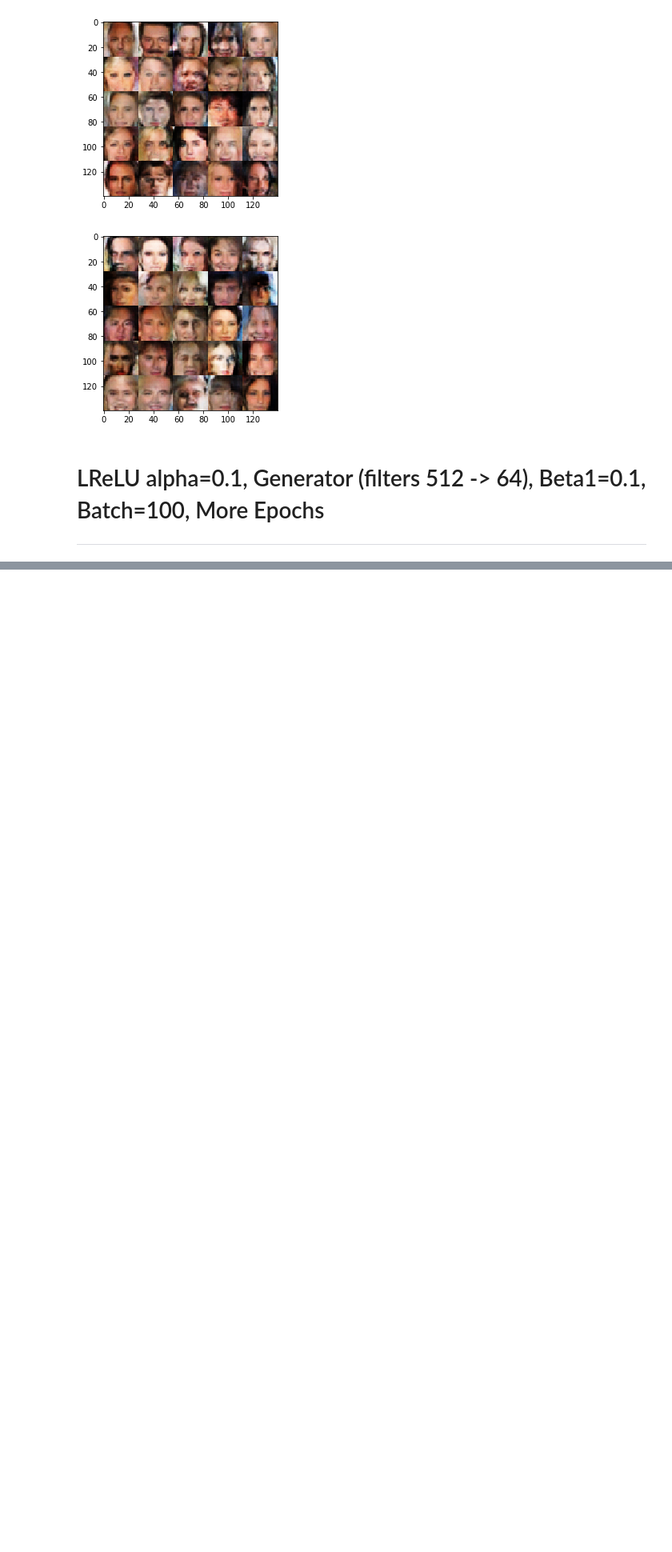
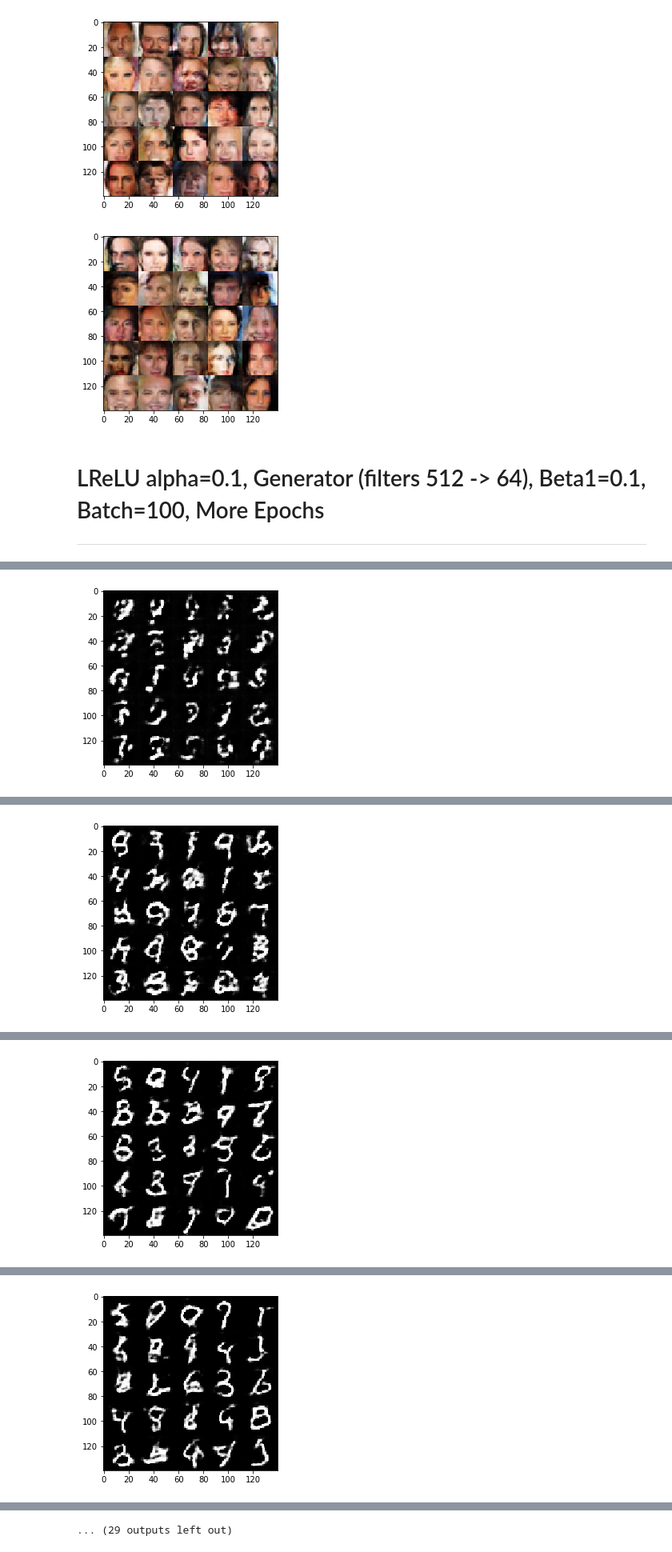
Before and after one commit to ys3x/deep-learning, a Jupyter notebook: face_generation/dlnd_face_generation-experiments.ipynb, the cells around one changed output, grey strips where cells are left out. Shown at 80% size. Saved outputs shown, nothing was run; the diff lists cells and outputs as text; code cells hidden in the pictures; blank space fills up the shorter version.

```diff
--- a/face_generation/dlnd_face_generation-experiments.ipynb
+++ b/face_generation/dlnd_face_generation-experiments.ipynb
@@ -345,7 +345,7 @@ Implement `train` to build and train the GANs.  Use the following functions you
 
 Use the `show_generator_output` to show `generator` output while you train. Running `show_generator_output` for every batch will drastically increase training time and increase the size of the notebook.  It's recommended to print the `generator` output every 100 batches.
 # %%
-def train(epoch_count, batch_size, z_dim, learning_rate, beta1, get_batches, data_shape, data_image_mode, alpha=0.1):
+def train(epoch_count, batch_size, z_dim, learning_rate, beta1, get_batches, data_shape, data_image_mode, alpha=0.1, n_show_status=25):
     """
     Train the GAN
     :param epoch_count: Number of epochs
@@ -367,8 +367,8 @@ def train(epoch_count, batch_size, z_dim, learning_rate, beta1, get_batches, dat
     d_train_opt, g_train_opt = model_opt(d_loss, g_loss, lr, beta1)
 
     batch_step = 0
-    show_status_step = (epoch_count * n_examples) // (batch_size * 25) # 25 times
-    show_image_step  = (epoch_count * n_examples) // (batch_size * 5)  # 5 times
+    show_status_step = (epoch_count * n_examples) // (batch_size * n_show_status) # 25 times
+    show_image_step  = (epoch_count * n_examples) // (batch_size * (n_show_status // 5))  # 5 times
     print('show status on every {} batches, image on every {} batches'.format(show_status_step, show_image_step))
 
     with tf.Session() as sess:
@@ -617,4 +617,5 @@ epochs = 10
 mnist_dataset = helper.Dataset('mnist', glob(os.path.join(data_dir, 'mnist/*.jpg')))
 with tf.Graph().as_default():
     train(epochs, batch_size, z_dim, learning_rate, beta1, mnist_dataset.get_batches,
-          mnist_dataset.shape, mnist_dataset.image_mode, alpha)
+          mnist_dataset.shape, mnist_dataset.image_mode, alpha, 100)
+# %% [output]
@@ -620,0 +630 @@ with tf.Graph().as_default():
+[figure, added]
@@ -620,0 +636 @@ with tf.Graph().as_default():
+[figure, added]
@@ -620,0 +642 @@ with tf.Graph().as_default():
+[figure, added]
@@ -620,0 +648 @@ with tf.Graph().as_default():
+[figure, added]
@@ -621,3 +661,4 @@ with tf.Graph().as_default():
+... (29 outputs left out)
 # %%
 batch_size = 20
 z_dim = 100
```
Also changed, not shown: parts of 2 cells of this notebook.
